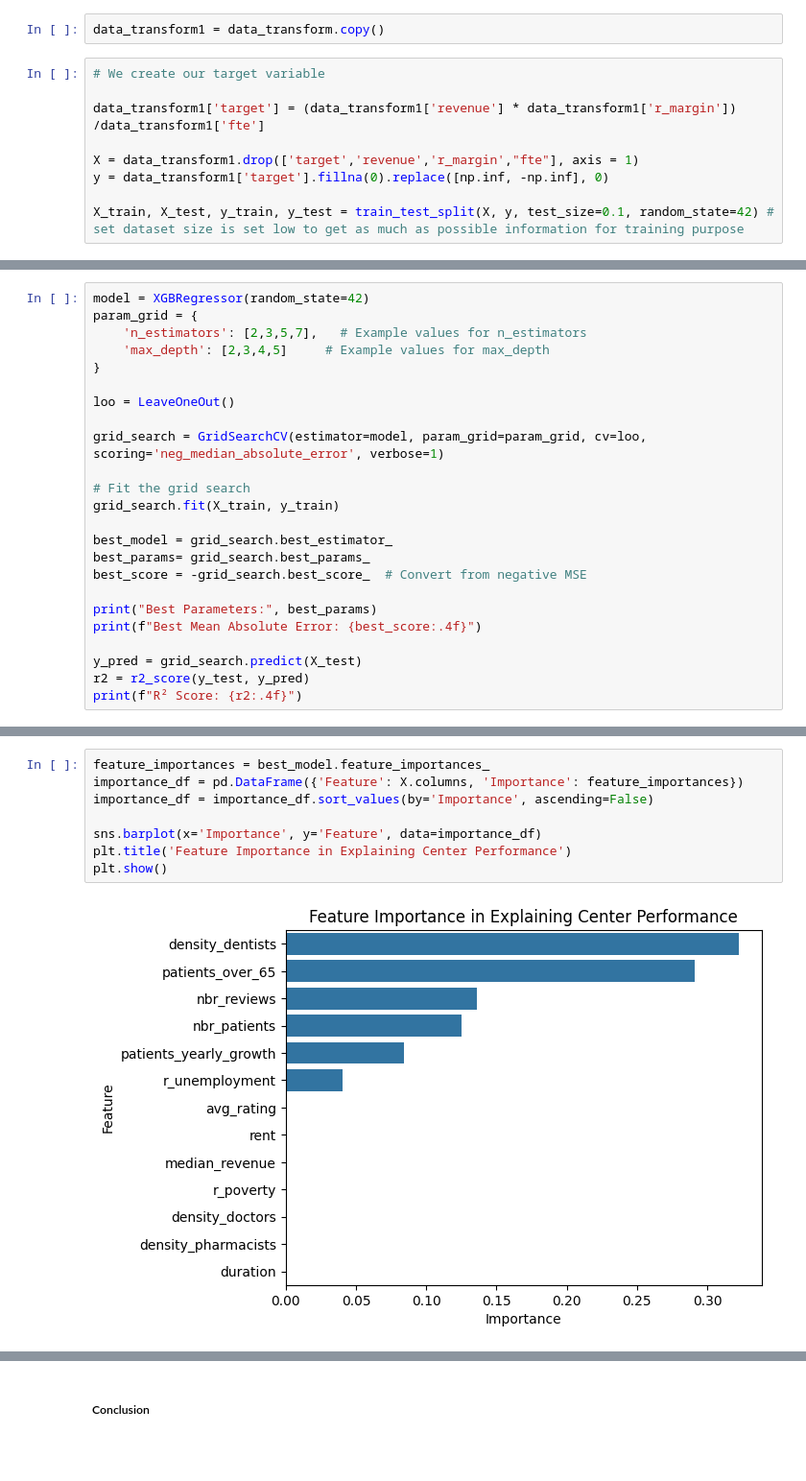
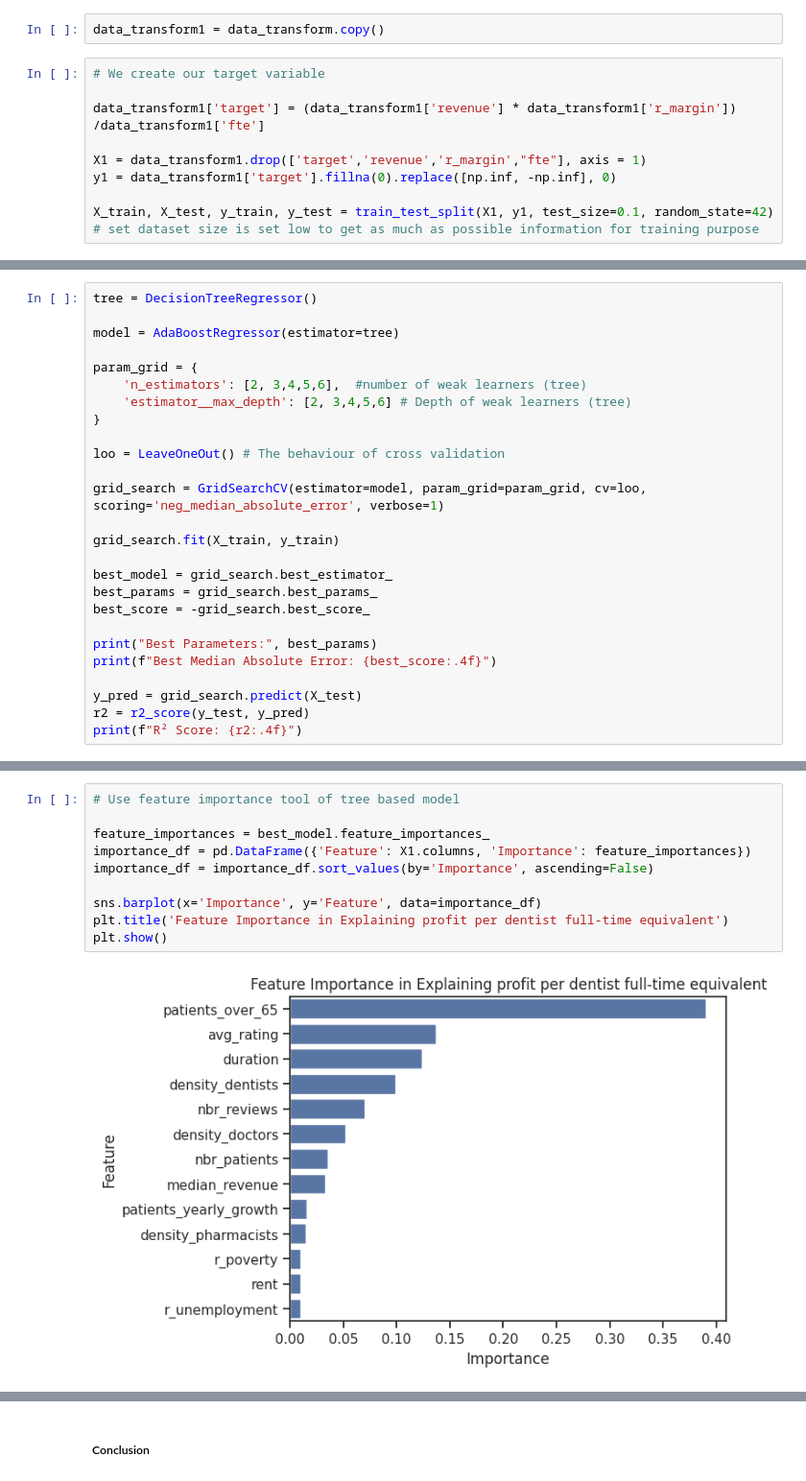
Before and after one commit to HugoKD/ML, a Jupyter notebook: 2023_DB_DS_exercise.ipynb, the cells around one changed output, grey strips where cells are left out. Shown at 96% size. Saved outputs shown, nothing was run; the diff lists cells and outputs as text; blank space fills up the shorter version.

```diff
--- a/2023_DB_DS_exercise.ipynb
+++ b/2023_DB_DS_exercise.ipynb
@@ -533,9 +552,9 @@ data_transform1 = data_transform.copy()
 
 data_transform1['target'] = (data_transform1['revenue'] * data_transform1['r_margin'])  /data_transform1['fte']
 
-X = data_transform1.drop(['target','revenue','r_margin',"fte"], axis = 1)
-y = data_transform1['target'].fillna(0).replace([np.inf, -np.inf], 0)
+X1 = data_transform1.drop(['target','revenue','r_margin',"fte"], axis = 1)
+y1 = data_transform1['target'].fillna(0).replace([np.inf, -np.inf], 0)
 
-X_train, X_test, y_train, y_test = train_test_split(X, y, test_size=0.1, random_state=42) # set dataset size is set low to get as much as possible information for training purpose
+X_train, X_test, y_train, y_test = train_test_split(X1, y1, test_size=0.1, random_state=42) # set dataset size is set low to get as much as possible information for training purpose
 # %% [markdown]
 We chose Leave-One-Out Cross-Validation (LOOCV) to evaluate our tree-based models because, although computationally demanding, it is highly suitable for small datasets. LOOCV enables each data point to serve as a unique validation instance, providing a fine-grained estimate of model performance while maximizing the use of available training data.
@@ -542,23 +564,25 @@ We chose Leave-One-Out Cross-Validation (LOOCV) to evaluate our tree-based model
 # %%
-model = XGBRegressor(random_state=42)
+tree = DecisionTreeRegressor()
+
+model = AdaBoostRegressor(estimator=tree)
+
 param_grid = {
-    'n_estimators': [2,3,5,7],   # Example values for n_estimators
-    'max_depth': [2,3,4,5]     # Example values for max_depth
+    'n_estimators': [2, 3,4,5,6],  #number of weak learners (tree)
+    'estimator__max_depth': [2, 3,4,5,6] # Depth of weak learners (tree)
 }
 
-loo = LeaveOneOut()
+loo = LeaveOneOut() # The behaviour of cross validation
 
 grid_search = GridSearchCV(estimator=model, param_grid=param_grid, cv=loo, scoring='neg_median_absolute_error', verbose=1)
 
-# Fit the grid search
 grid_search.fit(X_train, y_train)
 
 best_model = grid_search.best_estimator_
-best_params= grid_search.best_params_
-best_score = -grid_search.best_score_  # Convert from negative MSE
+best_params = grid_search.best_params_
+best_score = -grid_search.best_score_
 
 print("Best Parameters:", best_params)
-print(f"Best Mean Absolute Error: {best_score:.4f}")
+print(f"Best Median Absolute Error: {best_score:.4f}")
 
 y_pred = grid_search.predict(X_test)
 r2 = r2_score(y_test, y_pred)
@@ -571,10 +619,12 @@ R² Score: -0.0141
 # %%
+# Use feature importance tool of tree based model
+
 feature_importances = best_model.feature_importances_
-importance_df = pd.DataFrame({'Feature': X.columns, 'Importance': feature_importances})
+importance_df = pd.DataFrame({'Feature': X1.columns, 'Importance': feature_importances})
 importance_df = importance_df.sort_values(by='Importance', ascending=False)
 
 sns.barplot(x='Importance', y='Feature', data=importance_df)
-plt.title('Feature Importance in Explaining Center Performance')
+plt.title('Feature Importance in Explaining profit per dentist full-time equivalent')
 plt.show()
 # %% [output]
-[figure, old version]
+[figure, new version]
```
Also changed, not shown: parts of 63 cells of this notebook.
